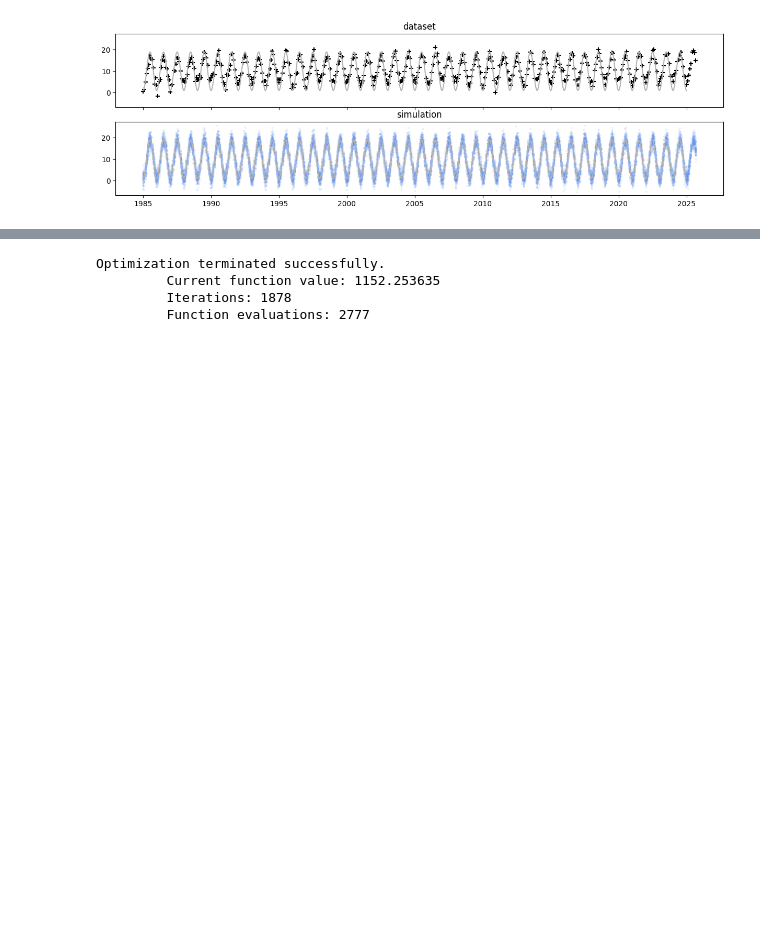
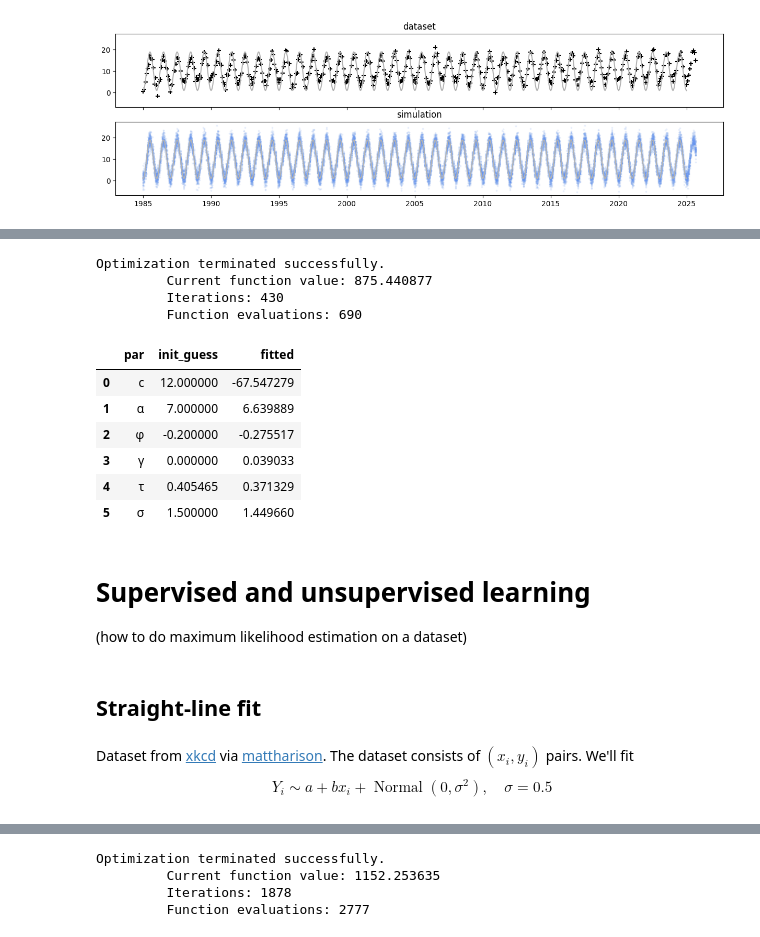
Before and after one commit to damonjw/datasci, a Jupyter notebook: fitting.ipynb, the cells around one changed output, grey strips where cells are left out. Saved outputs shown, nothing was run; the diff lists cells and outputs as text; code cells hidden in the pictures; blank space fills up the shorter version.

```diff
--- a/fitting.ipynb
+++ b/fitting.ipynb
@@ -65,0 +136,44 @@ plt.show()
+# %%
+url = 'https://www.cl.cam.ac.uk/teaching/current/DataSci/data/climate_202510.csv'
+climate = pandas.read_csv(url)
+climate['t'] = (climate.yyyy + (climate.mm-1)/12)
+climate['temp'] = (climate.tmin + climate.tmax) / 2
+df = climate.loc[(climate.station=='Cambridge') & (climate.yyyy>=1985)]
+# %%
+# We'll optimize over α,c,φ,γ,τ ∈ ℝ, and transform to σ=exp(τ).
+
+def loglik(t,temp,p):
+    (c,α,φ,γ,τ) = p
+    σ2 = np.exp(τ) ** 2
+    pred = c + α * np.sin(2*π*(t+φ)) + γ*t
+    n = len(t)
+    return - n/2 * np.log(2*π*σ2) - 1/(2*σ2) * np.sum((temp - pred)**2)
+
+init_guess = [12, 7, -0.2, 0, np.log(1.5)]
+phat = scipy.optimize.fmin(lambda p: -loglik(df.t,df.temp,p), init_guess, maxiter=5000)
+
+pandas.DataFrame({'par': ['c','α','φ','γ','τ','σ'],
+                  'init_guess': list(init_guess) + [np.exp(init_guess[-1])],
+                  'fitted': list(phat) + [np.exp(phat[-1])]})
+# %% [output]
+Optimization terminated successfully.
+         Current function value: 875.440877
+         Iterations: 430
+         Function evaluations: 690
+|  | par | init_guess | fitted |
+| 0 | c | 12.000000 | -67.547279 |
+| 1 | α | 7.000000 | 6.639889 |
+| 2 | φ | -0.200000 | -0.275517 |
+| 3 | γ | 0.000000 | 0.039033 |
+| 4 | τ | 0.405465 | 0.371329 |
+| 5 | σ | 1.500000 | 1.449660 |
+# %% [markdown]
+# Supervised and unsupervised learning
+(how to do maximum likelihood estimation on a dataset)
+# %% [markdown]
+## Straight-line fit
+# %% [markdown]
+Dataset from [xkcd](https://xkcd.com/2048/) via [mattharison](https://github.com/mattharrison/xkcd-Curve-Fitting-Data-2048). The dataset consists of $(x_i,y_i)$ pairs. We'll fit
+$$
+Y_i \sim a + b x_i + \operatorname{Normal}(0,\sigma^2), \quad \sigma=0.5
+$$
```
Also changed, not shown: parts of 32 cells of this notebook.
